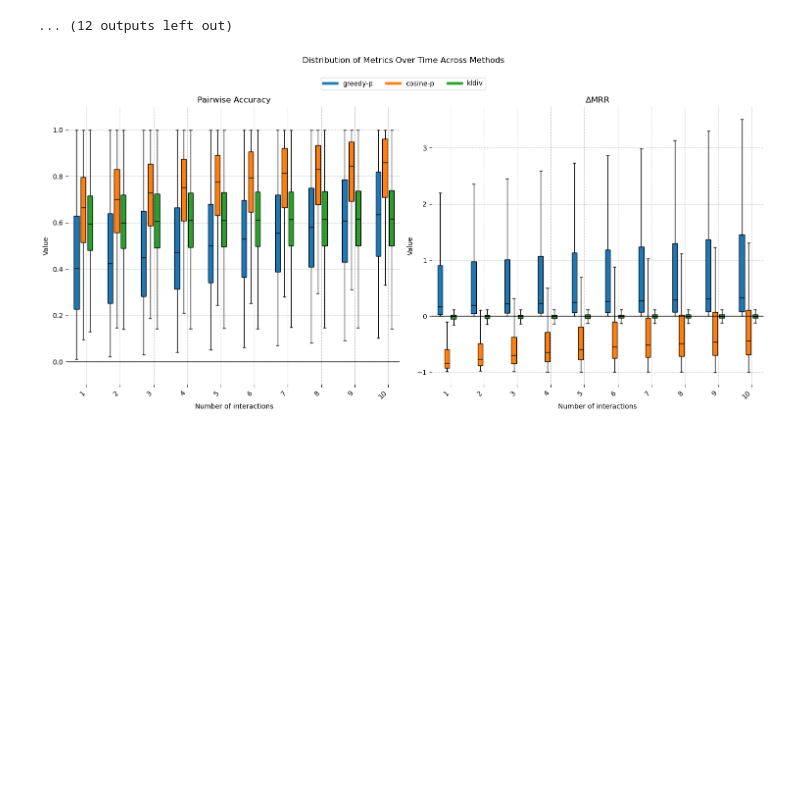
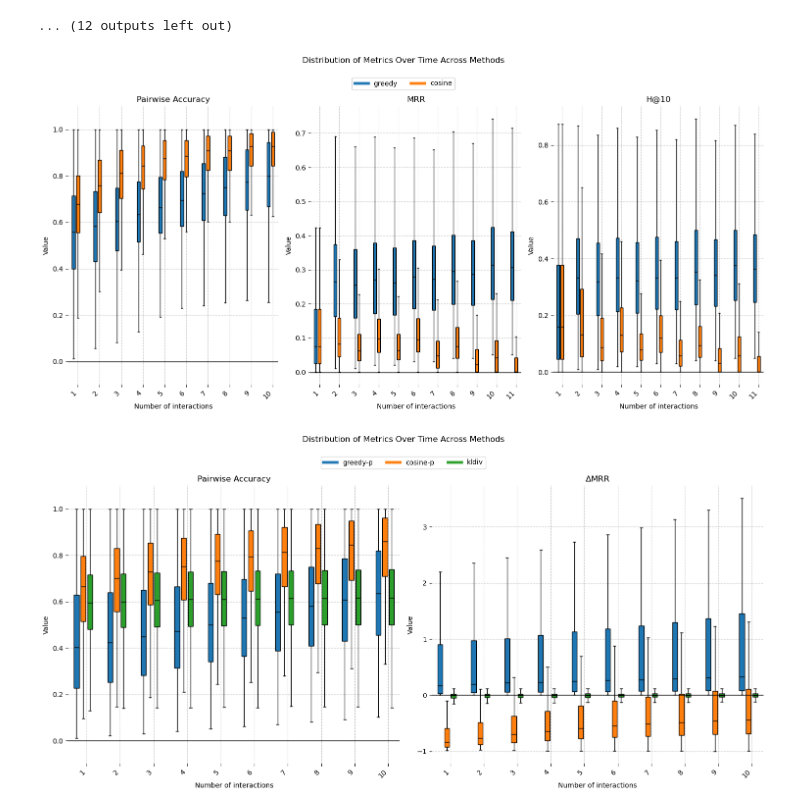
Before and after one commit to dfdazac/nqr, a Jupyter notebook: notebooks/00-metrics-over-time-analysis.ipynb, the cells around one changed output. Saved outputs shown, nothing was run; the diff lists cells and outputs as text; code cells hidden in the pictures; blank space fills up the shorter version.

Commit message:
Add results plotting script

```diff
--- a/notebooks/00-metrics-over-time-analysis.ipynb
+++ b/notebooks/00-metrics-over-time-analysis.ipynb
@@ -119,22 +119,25 @@ def plot_metrics_comparison(file_paths, method_names):
 
         metrics_all_methods.append([pairwise_acc, mrr_hard, hits_at_10])
 
-    num_timesteps = metrics_all_methods[0][0].shape[1]
-    time_steps = np.arange(1, num_timesteps + 1) * 2.0  # Increase spacing between interaction points
-
     # Create subplots for boxplots
-    titles = ['Pairwise Accuracy', '$\Delta$MRR']#, '$\Delta$Hits@10']
+    titles = ['Pairwise Accuracy', 'MRR', 'H@10']#, '$\Delta$Hits@10']
     fig, axes = plt.subplots(1, len(titles), figsize=(15, 7))  # Increase figure size for better spacing
 
     # Plot metrics
     for ax, title, metric_idx in zip(axes, titles, range(len(titles))):
         for method_idx, (metrics, method_name, color) in enumerate(zip(metrics_all_methods, method_names, itertools.cycle(colors))):
             metric = metrics[metric_idx]
+            num_timesteps = metric.shape[1]
+
+            time_steps = np.arange(1, num_timesteps + 1) * 2.0  # Increase spacing between interaction points
+
             positions = time_steps + (method_idx - num_methods / 2) * 0.4  # Increase offset for better visibility
             box = ax.boxplot(metric, positions=positions, widths=0.3, patch_artist=True, medianprops={'color': 'black'}, showfliers=False)
 
             for patch in box['boxes']:
                 patch.set_facecolor(color)  # Set different colors for each method
+
+            # ax.plot(time_steps, metric.mean(axis=0))
 
         ax.grid(True, linestyle='--', alpha=0.7)
         ax.set_title(title)
@@ -160,5 +163,18 @@ def plot_metrics_comparison(file_paths, method_names):
     fig.suptitle('Distribution of Metrics Over Time Across Methods', y=1.05)
     plt.tight_layout()
     # plt.show()
-    plt.savefig("neg.png")
+    # plt.savefig("neg.png")
+# %%
+plot_metrics_comparison([
+    # "../results/fb15k237-betae_10_0.0002_random_test_mixed_1745591959/metrics_over_time_test_mixed.pkl",
+    "../results/fb15k237-betae_10_0.0002_greedy_test_mixed_1745998797/metrics_over_time_test_mixed.pkl",
+    "../results/fb15k237-betae_10_0.0002_cosine_0.1_0.9_test_mixed_1746011235/metrics_over_time_test_mixed.pkl"
+],
+    [
+        # "random",
+        "greedy",
+        "cosine"
+    ])
+# %% [output]
+[figure, added]
 # %%
```
Also changed, not shown: parts of 1 cell of this notebook, 1 other file.
